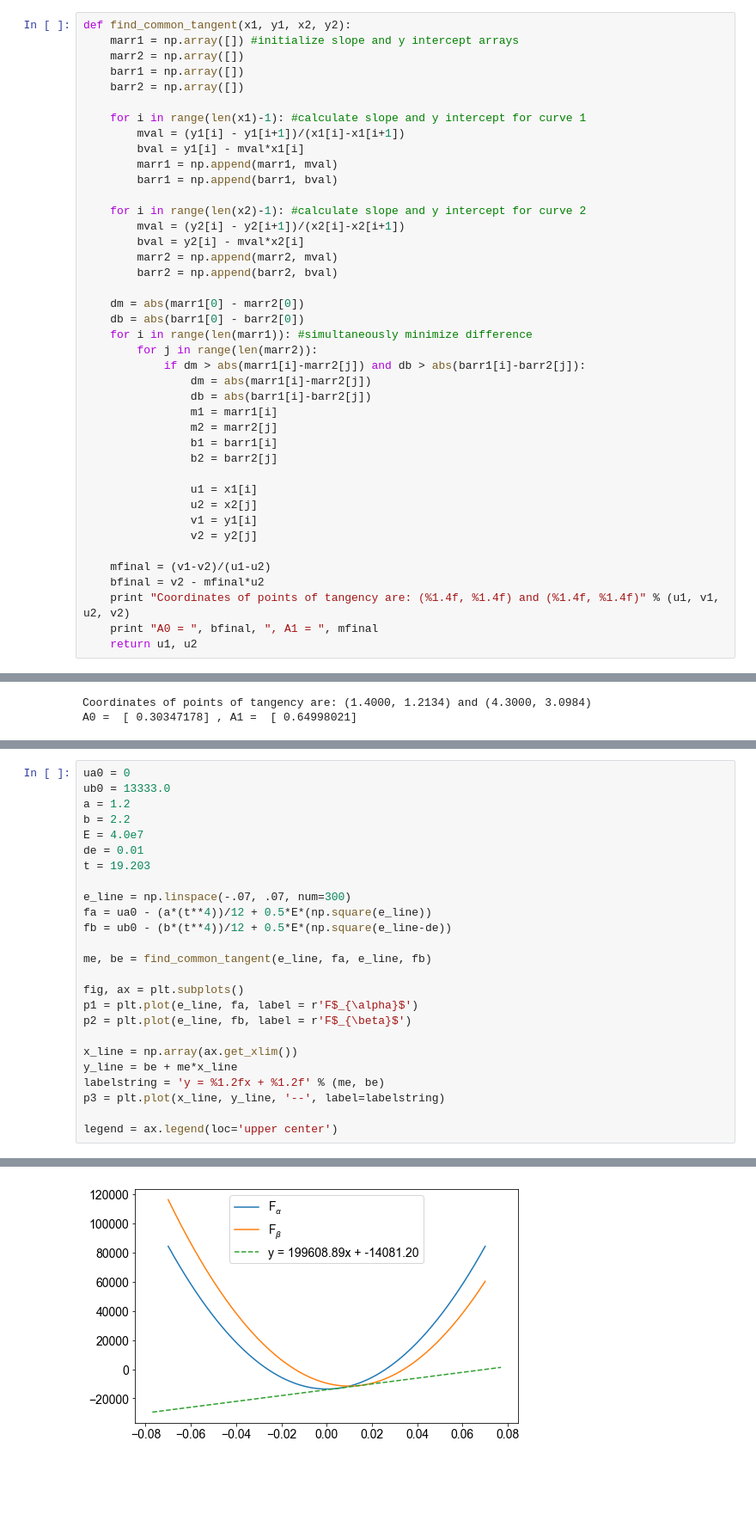
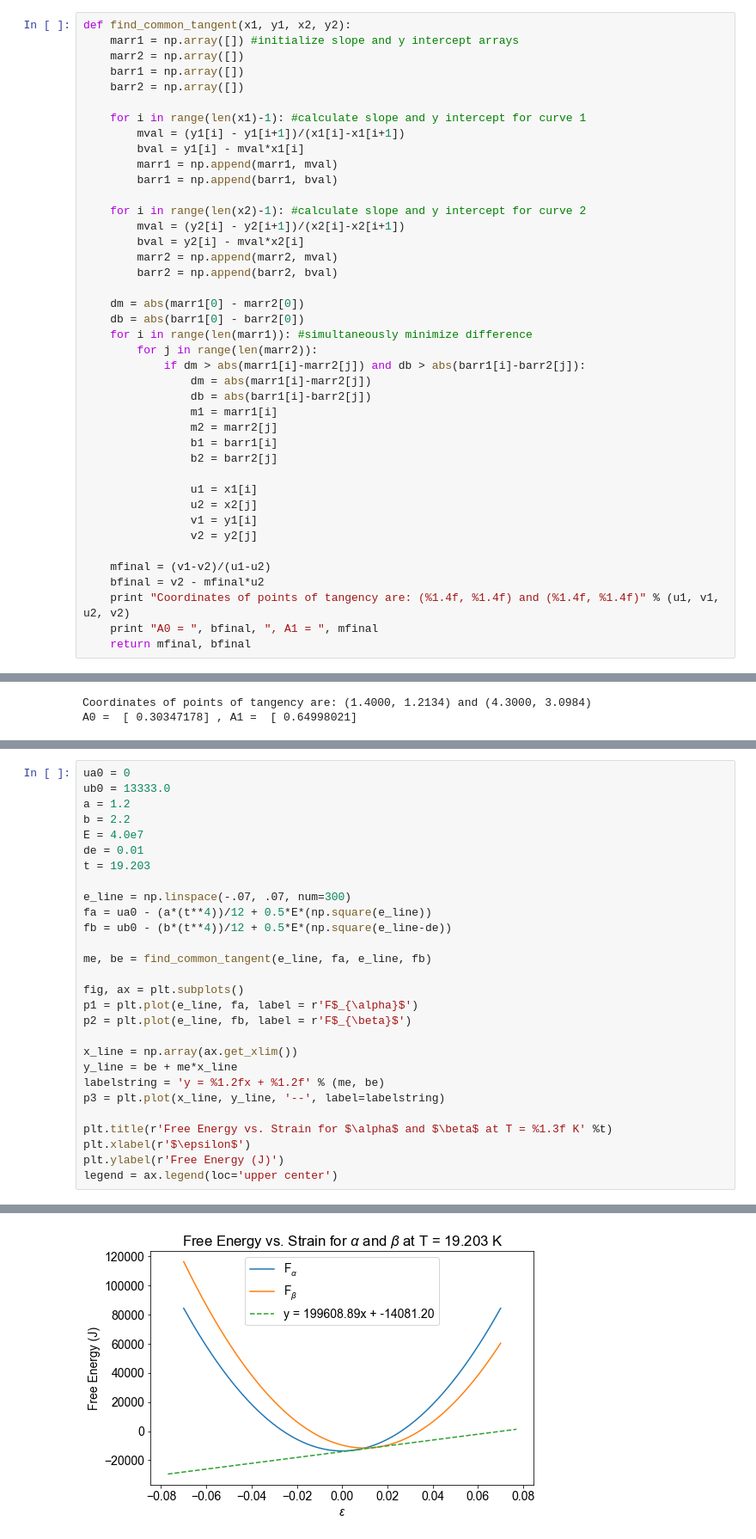
Before and after one commit to adelaiden/enma-660, a Jupyter notebook: Common Tangent.ipynb, the cells around one changed output, grey strips where cells are left out. Shown at 86% size. Drawn from its saved outputs; the diff is of its cells as text; blank space fills up the shorter version.

Commit message:
cleaned up
text annotations added. also included several iterations of phase diagram boundary map. cleaned up for submission.

```diff
--- a/Common Tangent.ipynb
+++ b/Common Tangent.ipynb
@@ -43,4 +46,4 @@ def find_common_tangent(x1, y1, x2, y2):
     bfinal = v2 - mfinal*u2
     print "Coordinates of points of tangency are: (%1.4f, %1.4f) and (%1.4f, %1.4f)" % (u1, v1, u2, v2)
     print "A0 = ", bfinal, ", A1 = ", mfinal
-    return u1, u2
+    return mfinal, bfinal
@@ -110,29 +125,32 @@ plt.show()
 # %%
 ua0 = 0
 ub0 = 13333.0
 a = 1.2
 b = 2.2
 E = 4.0e7
 de = 0.01
 t = 19.203
 
 e_line = np.linspace(-.07, .07, num=300)
 fa = ua0 - (a*(t**4))/12 + 0.5*E*(np.square(e_line))
 fb = ub0 - (b*(t**4))/12 + 0.5*E*(np.square(e_line-de))
 
 me, be = find_common_tangent(e_line, fa, e_line, fb)
 
 fig, ax = plt.subplots()
 p1 = plt.plot(e_line, fa, label = r'F$_{\alpha}$')
 p2 = plt.plot(e_line, fb, label = r'F$_{\beta}$')
 
 x_line = np.array(ax.get_xlim())
 y_line = be + me*x_line
 labelstring = 'y = %1.2fx + %1.2f' % (me, be)
 p3 = plt.plot(x_line, y_line, '--', label=labelstring)
 
+plt.title(r'Free Energy vs. Strain for $\alpha$ and $\beta$ at T = %1.3f K' %t)
+plt.xlabel(r'$\epsilon$')
+plt.ylabel(r'Free Energy (J)')
 legend = ax.legend(loc='upper center')
 # %% [output]
 Coordinates of points of tangency are: (0.0059, -12912.9250) and (0.0157, -10950.2156)
 A0 =  -14081.2044902 , A1 =  199608.889351
-[figure, old version]
+[figure, new version]
```
Also changed, not shown: parts of 22 cells of this notebook.
